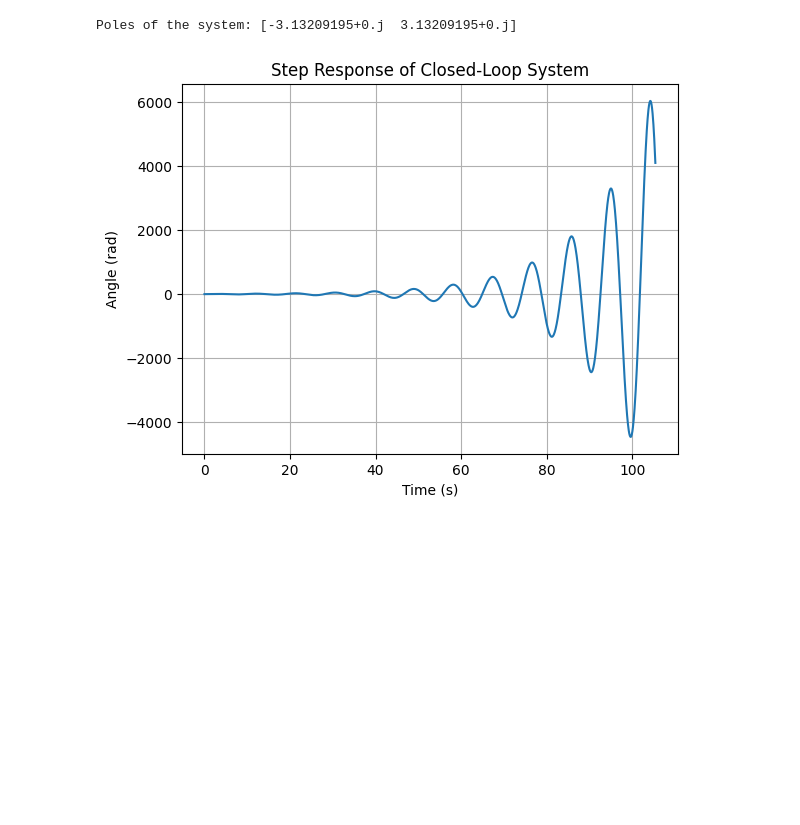
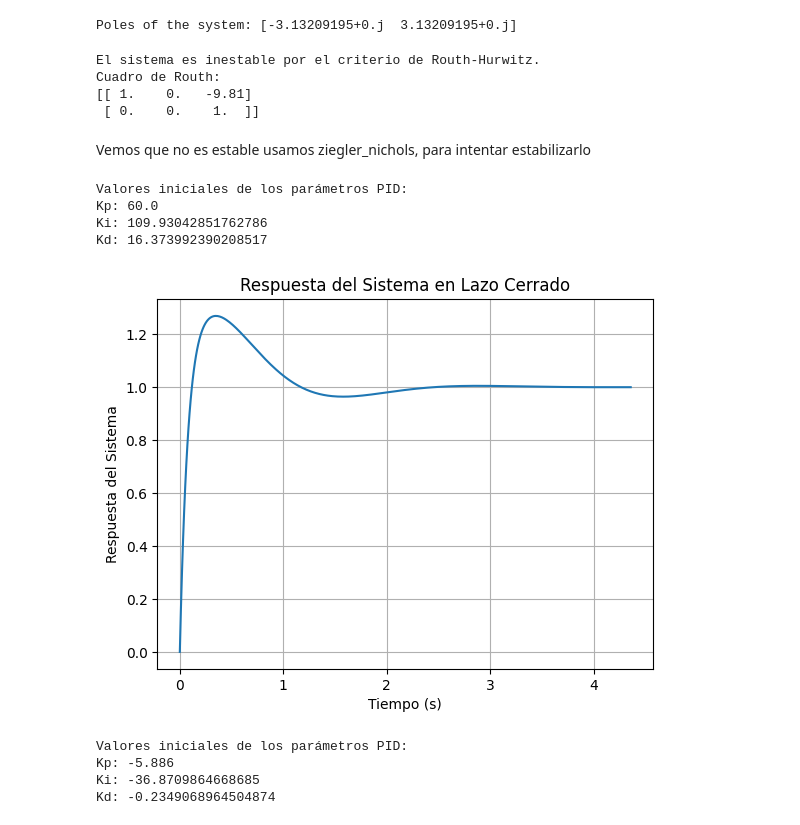
Before and after one commit to CeliaDiazSanchez/Sistemas__Control, a Jupyter notebook: PF.ipynb, the cells around one changed output. Saved outputs shown, nothing was run; the diff lists cells and outputs as text; code cells hidden in the pictures; blank space fills up the shorter version.

```diff
--- a/PF.ipynb
+++ b/PF.ipynb
@@ -36,0 +61,12 @@ Poles of the system: [-3.13209195+0.j  3.13209195+0.j]
+# %%
+# Verificar la estabilidad del sistema utilizando el método de Routh-Hurwitz
+rh_table = routh_hurwitz(den)
+print("Cuadro de Routh:")
+print(rh_table)
+# %% [output]
+El sistema es inestable por el criterio de Routh-Hurwitz.
+Cuadro de Routh:
+[[ 1.    0.   -9.81]
+ [ 0.    0.    1.  ]]
+# %% [markdown]
+Vemos que no es estable usamos ziegler_nichols, para intentar estabilizarlo
@@ -37 +99,16 @@ Poles of the system: [-3.13209195+0.j  3.13209195+0.j]
+# %%
+# Obtén los valores iniciales de los parámetros PID
+Kp, Ki, Kd = ziegler_nichols(G)
+if Kp is not None and Ki is not None and Kd is not None:
+    print("Valores iniciales de los parámetros PID:")
+    print("Kp:", Kp)
+    print("Ki:", Ki)
+    print("Kd:", Kd)
+else:
+    print("Error: No se pudieron calcular los valores iniciales de los parámetros PID.")
+# %% [output]
+Valores iniciales de los parámetros PID:
+Kp: 60.0
+Ki: 109.93042851762786
+Kd: 16.373992390208517
 # %%
@@ -42,16 +116,17 @@ Kd = 2.0
 controller = ctrl.TransferFunction([Kd, Kp, Ki], [1, 0])
 # %%
 import matplotlib.pyplot as plt
-# Closed-loop system
+# Sistema en lazo cerrado
 closed_loop = ctrl.feedback(G * controller)
-# Time response
+# Simulación de la respuesta del sistema en lazo cerrado
 t, y = ctrl.step_response(closed_loop)
-# Plotting
+
+# Verificar estabilidad: Observar si la respuesta es acotada y no crece indefinidamente
 plt.plot(t, y)
-plt.xlabel('Time (s)')
-plt.ylabel('Angle (rad)')
-plt.title('Step Response of Closed-Loop System')
+plt.xlabel('Tiempo (s)')
+plt.ylabel('Respuesta del Sistema')
+plt.title('Respuesta del Sistema en Lazo Cerrado')
 plt.grid(True)
 plt.show()
 # %% [output]
-[figure, old version]
+[figure, new version]
@@ -57,0 +148,15 @@ plt.show()
+# %%
+# Obtén los valores iniciales de los parámetros PID
+Kp2, Ki2, Kd2 = cohen_coon(G)
+if Kp2 is not None and Ki2 is not None and Kd2 is not None:
+    print("Valores iniciales de los parámetros PID:")
+    print("Kp:", Kp2)
+    print("Ki:", Ki2)
+    print("Kd:", Kd2)
+else:
+    print("Error: No se pudieron calcular los valores iniciales de los parámetros PID.")
+# %% [output]
+Valores iniciales de los parámetros PID:
+Kp: -5.886
+Ki: -36.8709864668685
+Kd: -0.2349068964504874
```
Also changed, not shown: parts of 14 cells of this notebook.
